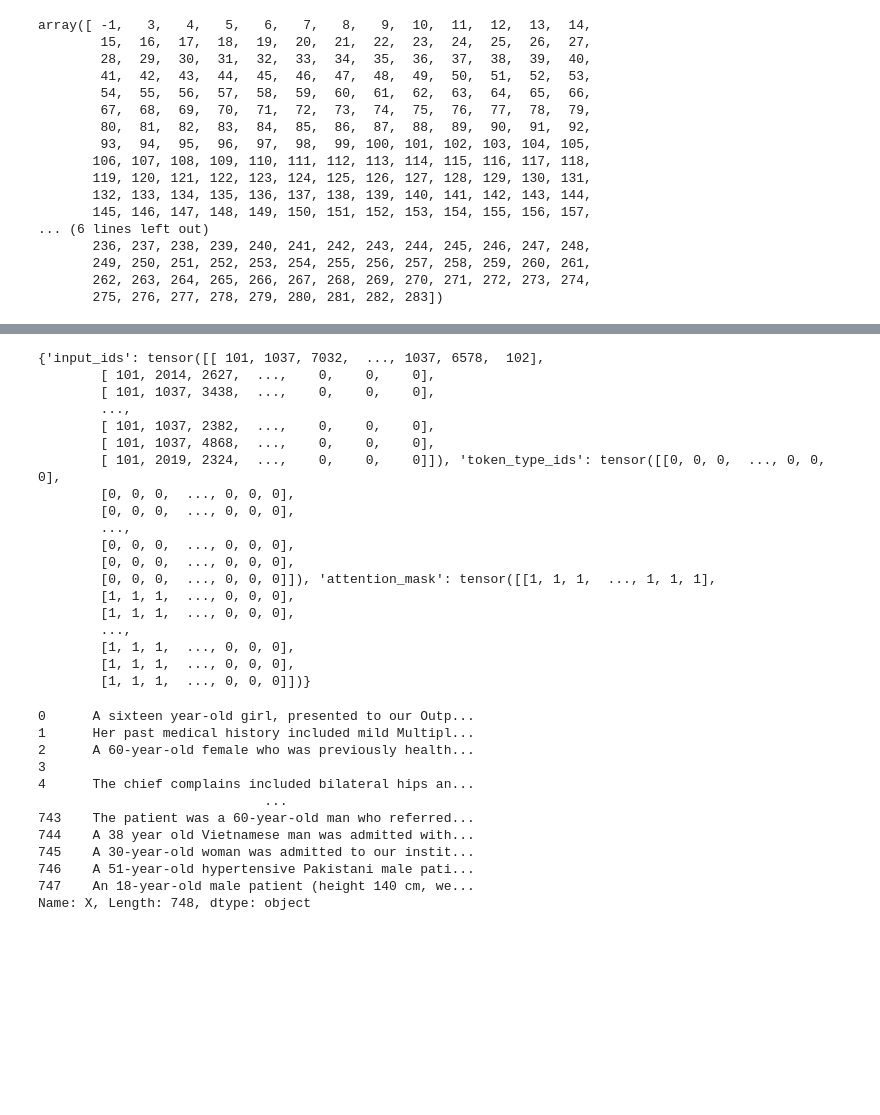
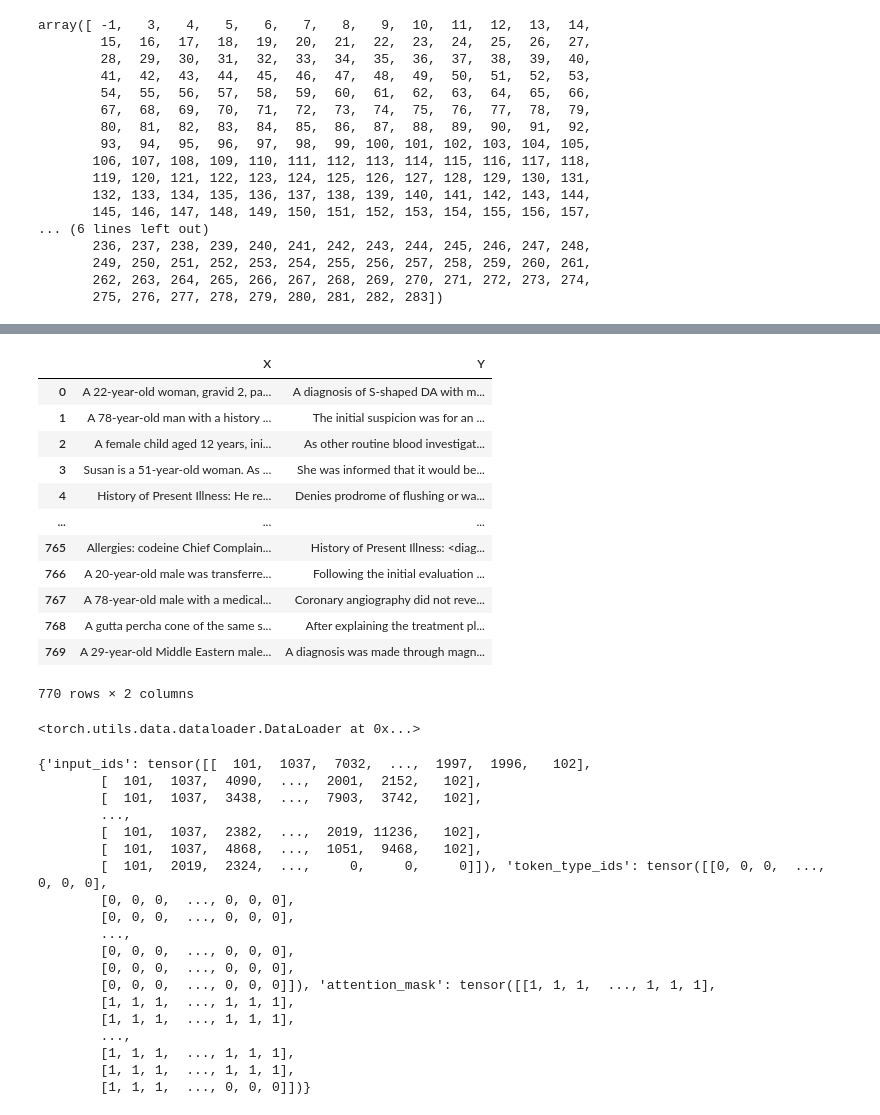
Before and after one commit to PikaSannnnn/MedRL-CoT, a Jupyter notebook: Preprocessing.ipynb, the cells around one changed output, grey strips where cells are left out. Saved outputs shown, nothing was run; the diff lists cells and outputs as text; code cells hidden in the pictures; blank space fills up the shorter version.

Commit message:
Added Dataloader fetching

```diff
--- a/Preprocessing.ipynb
+++ b/Preprocessing.ipynb
@@ -281,5 +277,5 @@ preprocessed_datasets['aug_med_notes'][preprocessed_datasets['aug_med_notes']['c
 # %%
-def xy_split_processing(group):
+def xy_split_processing_sft(group, x_func=None, y_func=None):
     X = []
     Y = []
     for _, row in group.iterrows():
@@ -288,8 +284,8 @@ def xy_split_processing(group):
         else:
             Y.append(row)
 
-    X_case = ' '.join([str(row['sentence']) for row in X])
-    Y_case = ' '.join([f"{row['sentence']} <{row['class']}> " for row in Y])
+    X_case = ' '.join(f"{row['sentence']} <{row['class']}>" for _, row in group.iterrows()) # Input with all
+    Y_case = ' '.join([f"{row['sentence']} <{row['class']}> " for row in Y])    # Output with only thought_process and diagnosis
 
     return pd.Series({'X': X_case, 'Y': Y_case})
 
@@ -299,7 +295,7 @@ preprocessed_datasets = mp.preprocess_datasets()
 # Combine cases into one for cases as example for SFT
 cases_datasets = dict()
 for key, dataset in preprocessed_datasets.items():
-    cases_datasets[key] = dataset.groupby('case_id').apply(xy_split_processing).reset_index().drop(columns=['case_id'])
+    cases_datasets[key] = dataset.groupby('case_id').apply(mp.xy_split_processing_sft).reset_index().sort_values('case_id')
 
 import os
 from medrlcot import data_manager
@@ -307,7 +303,4 @@ import medrlcot.config.env as mce
 model_cfg_path = os.path.join(os.getcwd(), "medrlcot/config/.env")
 medrlcot_config = mce.MedRL_CoT(model_cfg_path)
 raw_datasets = data_manager.load_datasets(medrlcot_config.datasets, data_dir=medrlcot_config.data_dir)  # Load raw dataset (original cases) for RM
-
-# Create customd dataset obj
-# cases_data = data_manager.Dataset(cases_datasets)
 # %% [output]
@@ -381,0 +328,5 @@ cases_datasets['aug_med_notes']
+# %%
+# Create customd dataset obj
+from transformers import AutoTokenizer
+tokenizer = AutoTokenizer.from_pretrained("google/flan-t5-base")
+cases_data = data_manager.MedRL_CoT_Dataset(cases_datasets, seed=0, tokenizer=tokenizer)
@@ -382,41 +346,46 @@ cases_datasets['aug_med_notes']
+# %%
+cases_data['train']
+# %% [output]
+|  | X | Y |
+| 0 | A 22-year-old woman, gravid 2, pa... | A diagnosis of S-shaped DA with m... |
+| 1 | A 78-year-old man with a history ... | The initial suspicion was for an ... |
+| 2 | A female child aged 12 years, ini... | As other routine blood investigat... |
+| 3 | Susan is a 51-year-old woman. As ... | She was informed that it would be... |
+| 4 | History of Present Illness: He re... | Denies prodrome of flushing or wa... |
+| ... | ... | ... |
+| 765 | Allergies: codeine Chief Complain... | History of Present Illness: <diag... |
+| 766 | A 20-year-old male was transferre... | Following the initial evaluation ... |
+| 767 | A 78-year-old male with a medical... | Coronary angiography did not reve... |
+| 768 | A gutta percha cone of the same s... | After explaining the treatment pl... |
+| 769 | A 29-year-old Middle Eastern male... | A diagnosis was made through magn... |
+770 rows × 2 columns
+# %%
+cases_data.get_dataloader('train')
+# %% [output]
+<torch.utils.data.dataloader.DataLoader at 0x...>
 # %%
-import torch
-from transformers import AutoTokenizer
+# import torch
+# from transformers import AutoTokenizer
 
-tokenizer = AutoTokenizer.from_pretrained('bert-base-uncased')
-tokenizer(list(cases_datasets['aug_med_notes']['X']), padding=True, truncation=True, return_tensors='pt')
+# tokenizer = AutoTokenizer.from_pretrained('bert-base-uncased')
+# tokenizer(list(cases_datasets['aug_med_notes']['X']), padding=True, truncation=True, return_tensors='pt')
 # %% [output]
-{'input_ids': tensor([[ 101, 1037, 7032,  ..., 1037, 6578,  102],
-        [ 101, 2014, 2627,  ...,    0,    0,    0],
-        [ 101, 1037, 3438,  ...,    0,    0,    0],
+{'input_ids': tensor([[  101,  1037,  7032,  ...,  1997,  1996,   102],
+        [  101,  1037,  4090,  ...,  2001,  2152,   102],
+        [  101,  1037,  3438,  ...,  7903,  3742,   102],
         ...,
-        [ 101, 1037, 2382,  ...,    0,    0,    0],
-        [ 101, 1037, 4868,  ...,    0,    0,    0],
-        [ 101, 2019, 2324,  ...,    0,    0,    0]]), 'token_type_ids': tensor([[0, 0, 0,  ..., 0, 0, 0],
+        [  101,  1037,  2382,  ...,  2019, 11236,   102],
+        [  101,  1037,  4868,  ...,  1051,  9468,   102],
+        [  101,  2019,  2324,  ...,     0,     0,     0]]), 'token_type_ids': tensor([[0, 0, 0,  ..., 0, 0, 0],
         [0, 0, 0,  ..., 0, 0, 0],
         [0, 0, 0,  ..., 0, 0, 0],
         ...,
         [0, 0, 0,  ..., 0, 0, 0],
         [0, 0, 0,  ..., 0, 0, 0],
         [0, 0, 0,  ..., 0, 0, 0]]), 'attention_mask': tensor([[1, 1, 1,  ..., 1, 1, 1],
-        [1, 1, 1,  ..., 0, 0, 0],
-        [1, 1, 1,  ..., 0, 0, 0],
+        [1, 1, 1,  ..., 1, 1, 1],
+        [1, 1, 1,  ..., 1, 1, 1],
         ...,
-        [1, 1, 1,  ..., 0, 0, 0],
-        [1, 1, 1,  ..., 0, 0, 0],
+        [1, 1, 1,  ..., 1, 1, 1],
+        [1, 1, 1,  ..., 1, 1, 1],
         [1, 1, 1,  ..., 0, 0, 0]])}
-# %%
-cases_datasets['aug_med_notes']['X']
-# %% [output]
-0      A sixteen year-old girl, presented to our Outp...
-1      Her past medical history included mild Multipl...
-2      A 60-year-old female who was previously health...
-3
-4      The chief complains included bilateral hips an...
-                             ...
-743    The patient was a 60-year-old man who referred...
-744    A 38 year old Vietnamese man was admitted with...
-745    A 30-year-old woman was admitted to our instit...
-746    A 51-year-old hypertensive Pakistani male pati...
-747    An 18-year-old male patient (height 140 cm, we...
-Name: X, Length: 748, dtype: object
```
Also changed, not shown: parts of 10 cells of this notebook, 3 other files.
